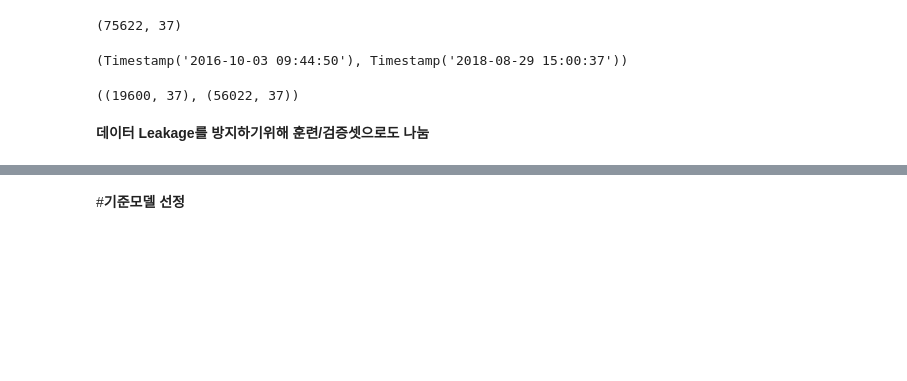
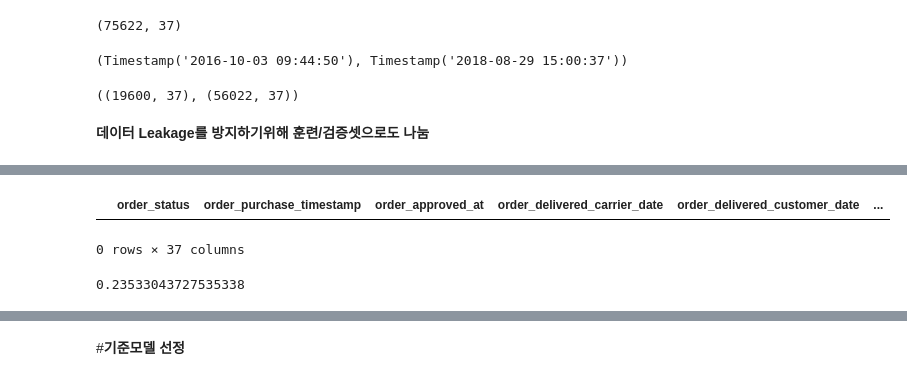
Before and after one commit to vkekd25/Codestates_Brazil_E_Commerce, a Jupyter notebook: Sc2_Project.ipynb, the cells around one changed output, grey strips where cells are left out. Drawn from its saved outputs; the diff is of its cells as text; code cells hidden in the pictures; blank space fills up the shorter version.

```diff
--- a/Sc2_Project.ipynb
+++ b/Sc2_Project.ipynb
@@ -792,3 +832,12 @@ y_test = test[target]
+# %%
+train[train['order_purchase_timestamp'] > '2018-03-01']
+# %% [output]
+|  | order_status | order_purchase_timestamp | order_approved_at | order_delivered_carrier_date | order_delivered_customer_date | ... |
+0 rows × 37 columns
+# %%
+10672 / 45349
+# %% [output]
+0.23533043727535338
 # %%
 from sklearn.model_selection import train_test_split
 
```
Also changed, not shown: parts of 54 cells of this notebook.
